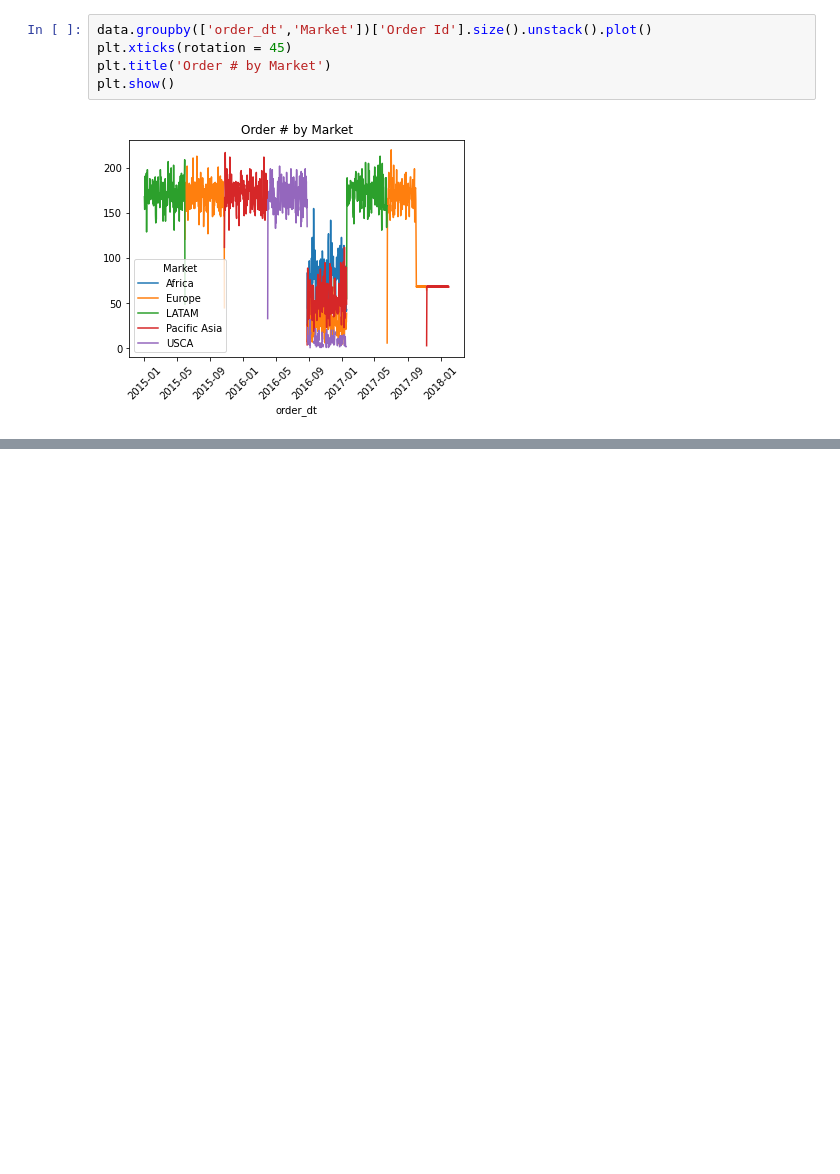
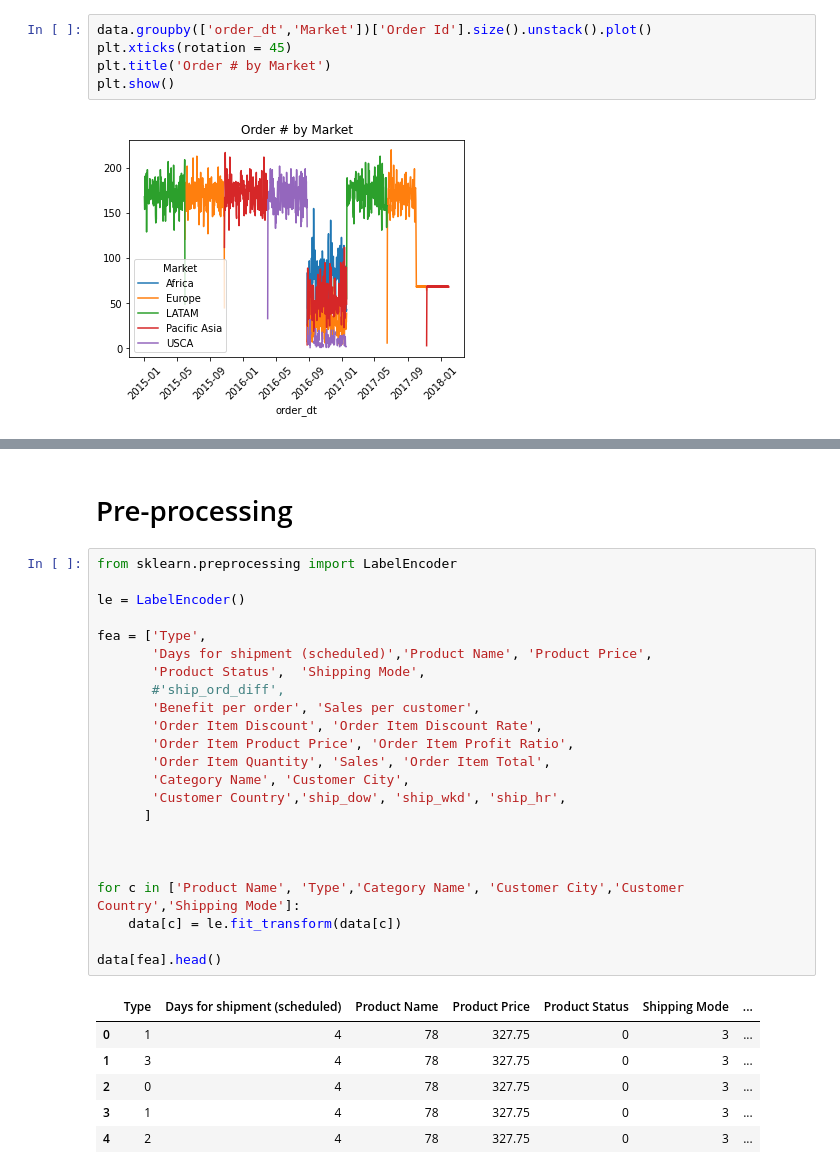
Before and after one commit to nsu1210/Kaggle, a Jupyter notebook: dataco-supply-chain-data-eda.ipynb, the cells around one changed output, grey strips where cells are left out. Saved outputs shown, nothing was run; the diff lists cells and outputs as text; blank space fills up the shorter version.

```diff
--- a/dataco-supply-chain-data-eda.ipynb
+++ b/dataco-supply-chain-data-eda.ipynb
@@ -168,0 +334,32 @@ plt.show()
+# %% [markdown]
+# Pre-processing
+# %%
+from sklearn.preprocessing import LabelEncoder
+
+le = LabelEncoder()
+
+fea = ['Type',
+       'Days for shipment (scheduled)','Product Name', 'Product Price',
+       'Product Status',  'Shipping Mode',
+       #'ship_ord_diff',
+       'Benefit per order', 'Sales per customer',
+       'Order Item Discount', 'Order Item Discount Rate',
+       'Order Item Product Price', 'Order Item Profit Ratio',
+       'Order Item Quantity', 'Sales', 'Order Item Total',
+       'Category Name', 'Customer City',
+       'Customer Country','ship_dow', 'ship_wkd', 'ship_hr',
+      ]
+
+
+
+for c in ['Product Name', 'Type','Category Name', 'Customer City','Customer Country','Shipping Mode']:
+    data[c] = le.fit_transform(data[c])
+
+data[fea].head()
+# %% [output]
+|  | Type | Days for shipment (scheduled) | Product Name | Product Price | Product Status | Shipping Mode | ... |
+| 0 | 1 | 4 | 78 | 327.75 | 0 | 3 | ... |
+| 1 | 3 | 4 | 78 | 327.75 | 0 | 3 | ... |
+| 2 | 0 | 4 | 78 | 327.75 | 0 | 3 | ... |
+| 3 | 1 | 4 | 78 | 327.75 | 0 | 3 | ... |
+| 4 | 2 | 4 | 78 | 327.75 | 0 | 3 | ... |
```
Also changed, not shown: parts of 23 cells of this notebook.
